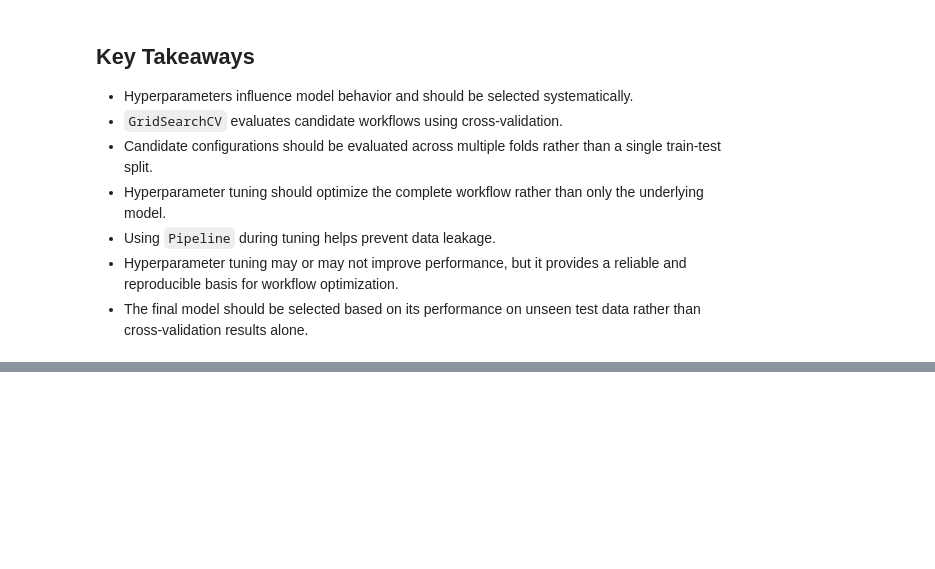
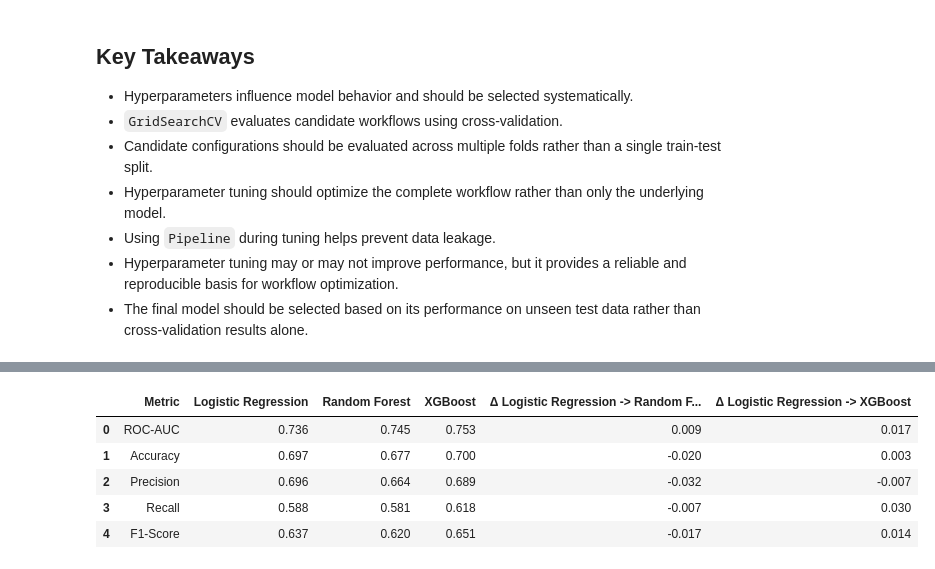
Before and after one commit to AmishaTiwari/ml-model-playbook, a Jupyter notebook: ml_pipelines/ml_pipelines.ipynb, the cells around one changed output, grey strips where cells are left out. Cells and saved outputs as stored; diff of their text form; code cells hidden in the pictures; blank space fills up the shorter version.

Commit message:
feat: compare and select candidate ML workflows

```diff
--- a/ml_pipelines/ml_pipelines.ipynb
+++ b/ml_pipelines/ml_pipelines.ipynb
@@ -1331,0 +1486,6 @@ These practices can produce unreliable performance estimates and lead to poor mo
+# %%
+xgb_param_grid = {
+    "model__n_estimators": [100, 200],
+    "model__max_depth": [3, 5],
+    "model__learning_rate": [0.05, 0.1]
+}
@@ -1331,0 +1494,11 @@ These practices can produce unreliable performance estimates and lead to poor mo
+# %%
+xgb_pipeline_grid = GridSearchCV(
+    estimator=xgb_pipeline,
+    param_grid=xgb_param_grid,
+    scoring="roc_auc",
+    cv=cv_strategy,
+    n_jobs=-1
+)
+
+xgb_pipeline_grid.fit(X_train, y_train)
+display(xgb_pipeline_grid)
@@ -1331,0 +1535,17 @@ These practices can produce unreliable performance estimates and lead to poor mo
+# %%
+xgb_pipeline_best = xgb_pipeline_grid.best_estimator_
+
+y_pred_xgb_pipeline_best = xgb_pipeline_best.predict(X_test)
+
+y_prob_xgb_pipeline_best = (
+    xgb_pipeline_best
+    .predict_proba(X_test)[:, 1]
+)
+
+xgb_pipeline_best_metrics = evaluate_classification_model(
+    y_true=y_test,
+    y_pred=y_pred_xgb_pipeline_best,
+    y_prob=y_prob_xgb_pipeline_best
+)
+
+xgb_pipeline_best_metrics
@@ -1331,0 +1567,18 @@ These practices can produce unreliable performance estimates and lead to poor mo
+# %%
+candidate_workflow_comparison = compare_classification_metrics(
+    metrics={
+        "Logistic Regression": lr_pipeline_best_metrics,
+        "Random Forest": rf_pipeline_best_metrics,
+        "XGBoost": xgb_pipeline_best_metrics,
+    },
+    reference="Logistic Regression"
+)
+
+candidate_workflow_comparison
+# %% [output]
+|  | Metric | Logistic Regression | Random Forest | XGBoost | Δ Logistic Regression -> Random F... | Δ Logistic Regression -> XGBoost |
+| 0 | ROC-AUC | 0.736 | 0.745 | 0.753 | 0.009 | 0.017 |
+| 1 | Accuracy | 0.697 | 0.677 | 0.700 | -0.020 | 0.003 |
+| 2 | Precision | 0.696 | 0.664 | 0.689 | -0.032 | -0.007 |
+| 3 | Recall | 0.588 | 0.581 | 0.618 | -0.007 | 0.030 |
+| 4 | F1-Score | 0.637 | 0.620 | 0.651 | -0.017 | 0.014 |
```
Also changed, not shown: parts of 29 cells of this notebook.
